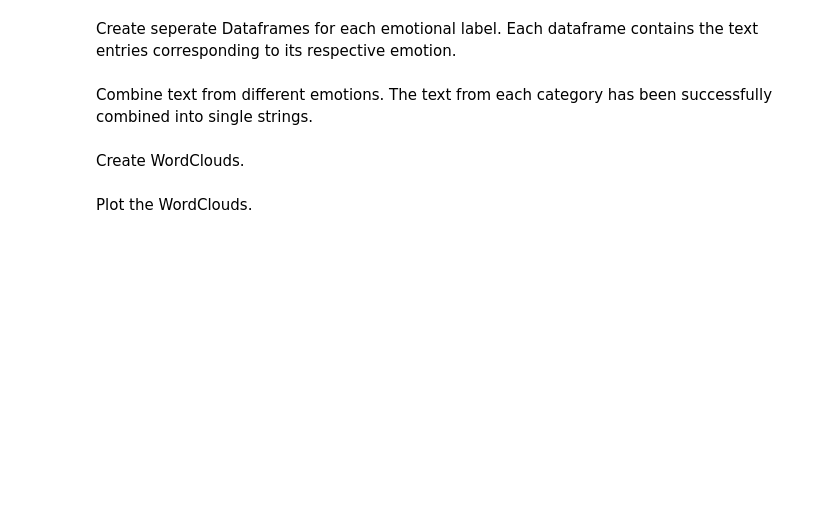
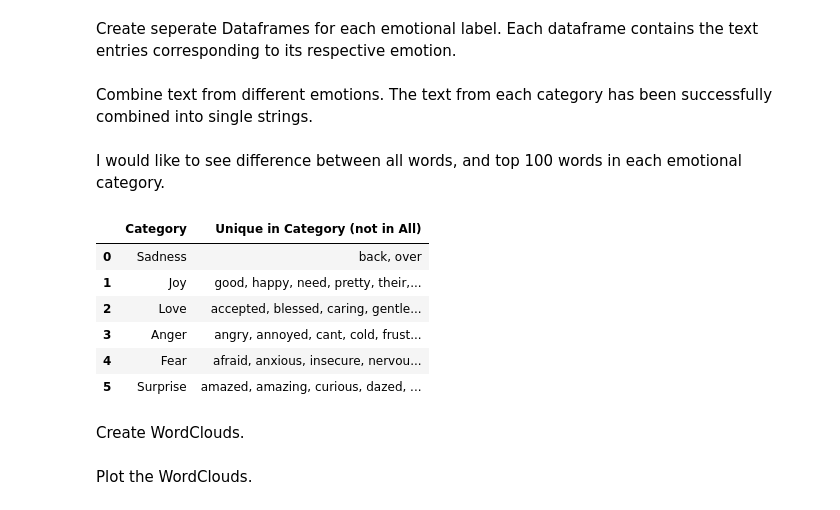
Before and after one commit to johnpospisil/emotion-classification-of-tweets, a Jupyter notebook: emotion-classification-of-tweets.ipynb, the cells around one changed output. Drawn from its saved outputs; the diff is of its cells as text; code cells hidden in the pictures; blank space fills up the shorter version.

```diff
--- a/emotion-classification-of-tweets.ipynb
+++ b/emotion-classification-of-tweets.ipynb
@@ -128,6 +137,59 @@ combined_love_text = ' '.join(df_love['Text'])
 combined_anger_text = ' '.join(df_anger['Text'])
 combined_fear_text = ' '.join(df_fear['Text'])
 combined_surprise_text = ' '.join(df_surprise['Text'])
+# %% [markdown]
+I would like to see difference between all words, and top 100 words in each emotional category.
+# %%
+from collections import Counter
+from IPython.display import display
+
+# Set option to display all text in each cell
+pd.set_option('display.max_colwidth', None)
+
+# First, create a dictionary of top 100 words for each category (ignoring counts)
+texts = {
+    "All": combined_all_text,
+    "Sadness": combined_sadness_text,
+    "Joy": combined_joy_text,
+    "Love": combined_love_text,
+    "Anger": combined_anger_text,
+    "Fear": combined_fear_text,
+    "Surprise": combined_surprise_text
+}
+
+top_words_dict = {}
+for category, text in texts.items():
+    tokens = text.split()  # simple tokenization; adjust if necessary
+    counter = Counter(tokens)
+    top_words = [word for word, count in counter.most_common(100)]
+    top_words_dict[category] = top_words
+
+# Build a table showing the difference between the top 50 in "All" and in each other category.
+data = []
+all_set = set(top_words_dict["All"])
+for category, words in top_words_dict.items():
+    if category == "All":
+        continue
+    cat_set = set(words)
+    # Calculate the words unique in the category (that do not appear in "All")
+    unique_in_cat = sorted(cat_set - all_set)
+    data.append({
+        "Category": category,
+        "Unique in Category (not in All)": ", ".join(unique_in_cat)
+    })
+
+df_diff = pd.DataFrame(data)
+
+# Display the resulting table with full cell content
+display(df_diff)
+# %% [output]
+|  | Category | Unique in Category (not in All) |
+| 0 | Sadness | back, over |
+| 1 | Joy | good, happy, need, pretty, their,... |
+| 2 | Love | accepted, blessed, caring, gentle... |
+| 3 | Anger | angry, annoyed, cant, cold, frust... |
+| 4 | Fear | afraid, anxious, insecure, nervou... |
+| 5 | Surprise | amazed, amazing, curious, dazed, ... |
 # %% [markdown]
 Create WordClouds.
 # %%
```
Also changed, not shown: parts of 49 cells of this notebook, 1 other file.
